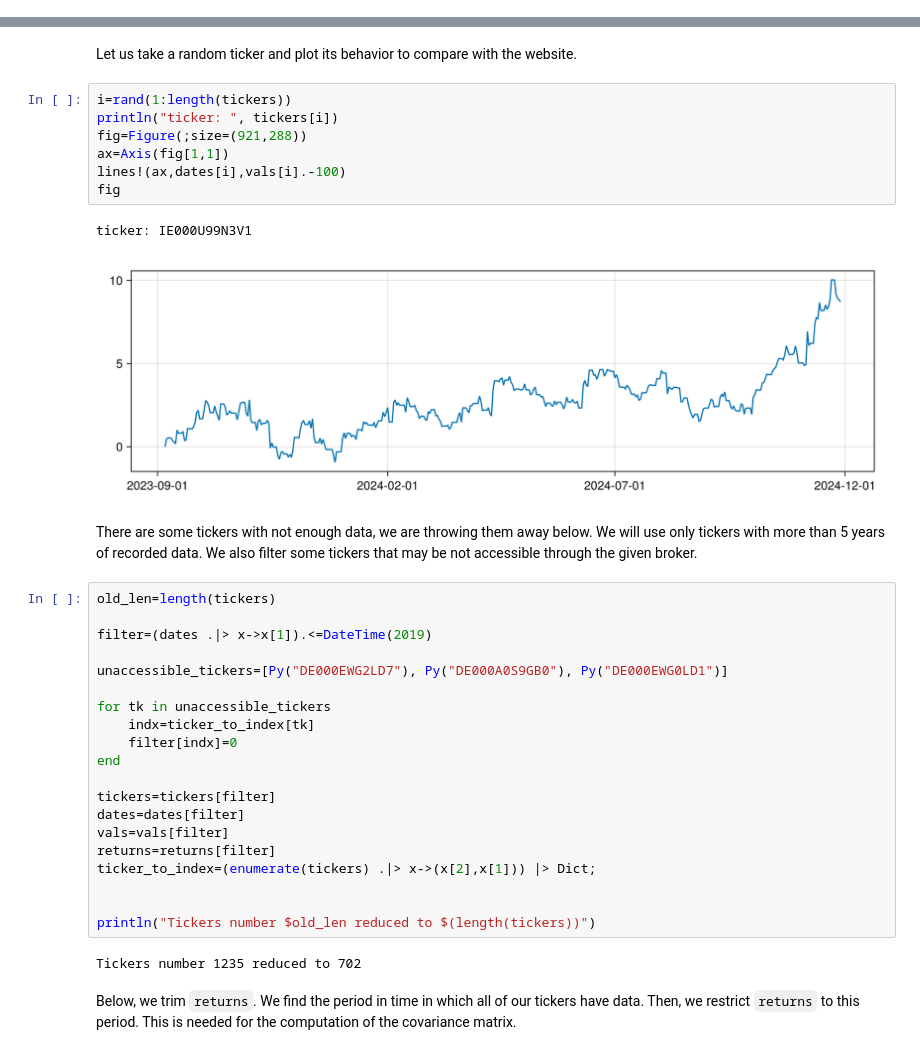
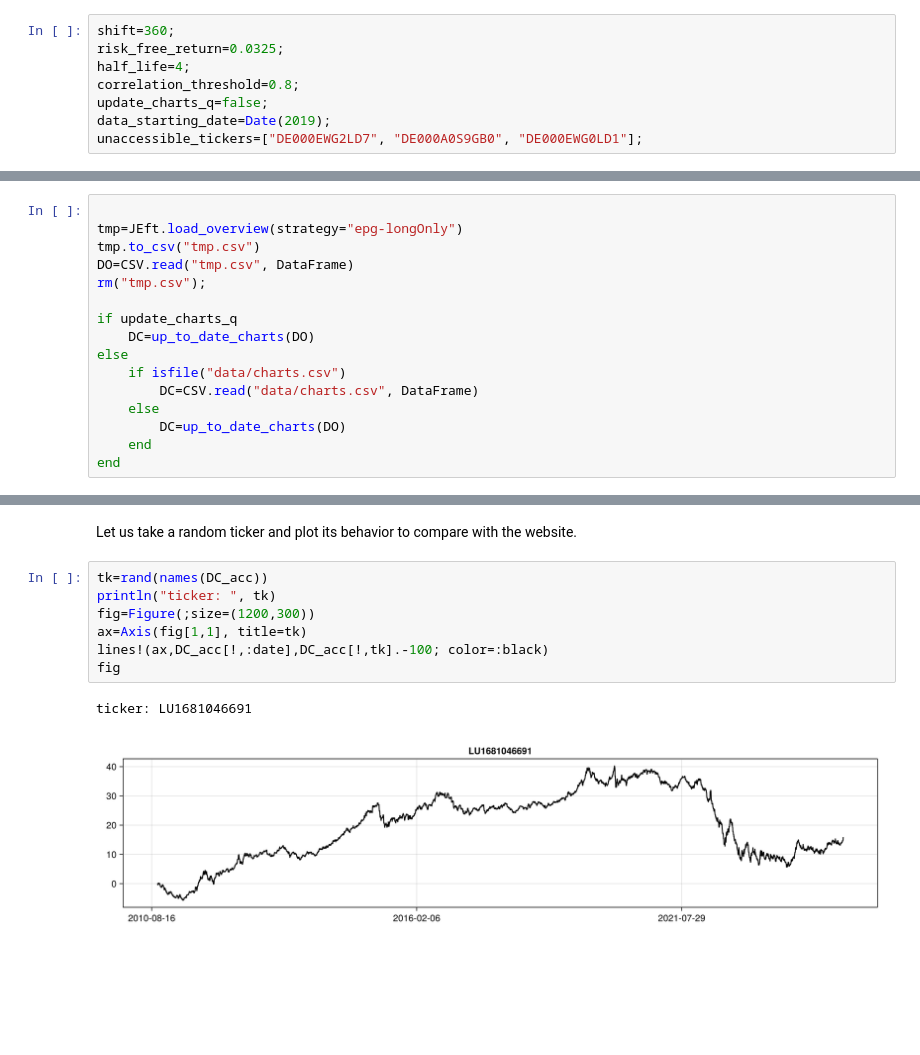
Before and after one commit to ebelnikola/portfolio, a Jupyter notebook: portfolio.ipynb, the cells around one changed output, grey strips where cells are left out. Drawn from its saved outputs; the diff is of its cells as text; blank space fills up the shorter version.

```diff
--- a/portfolio.ipynb
+++ b/portfolio.ipynb
@@ -172,0 +32,8 @@ ticker_to_index=(enumerate(tickers) .|> x->(x[2],x[1])) |> Dict;
+# %%
+shift=360;
+risk_free_return=0.0325;
+half_life=4;
+correlation_threshold=0.8;
+update_charts_q=false;
+data_starting_date=Date(2019);
+unaccessible_tickers=["DE000EWG2LD7", "DE000A0S9GB0", "DE000EWG0LD1"];
@@ -172,0 +44,16 @@ ticker_to_index=(enumerate(tickers) .|> x->(x[2],x[1])) |> Dict;
+# %%
+
+tmp=JEft.load_overview(strategy="epg-longOnly")
+tmp.to_csv("tmp.csv")
+DO=CSV.read("tmp.csv", DataFrame)
+rm("tmp.csv");
+
+if update_charts_q
+    DC=up_to_date_charts(DO)
+else
+    if isfile("data/charts.csv")
+        DC=CSV.read("data/charts.csv", DataFrame)
+    else
+        DC=up_to_date_charts(DO)
+    end
+end
@@ -173,38 +161,12 @@ ticker_to_index=(enumerate(tickers) .|> x->(x[2],x[1])) |> Dict;
 # %% [markdown]
 Let us take a random ticker and plot its behavior to compare with the website.
 # %%
-i=rand(1:length(tickers))
-println("ticker: ", tickers[i])
-fig=Figure(;size=(921,288))
-ax=Axis(fig[1,1])
-lines!(ax,dates[i],vals[i].-100)
+tk=rand(names(DC_acc))
+println("ticker: ", tk)
+fig=Figure(;size=(1200,300))
+ax=Axis(fig[1,1], title=tk)
+lines!(ax,DC_acc[!,:date],DC_acc[!,tk].-100; color=:black)
 fig
 # %% [output]
-ticker: IE000U99N3V1
+ticker: LU1681046691
-[figure, old version]
+[figure, new version]
-# %% [markdown]
-There are some tickers with not enough data, we are throwing them away below. We will use only tickers with more than 5 years of recorded data. We also filter some tickers that may be not accessible through the given broker.
-# %%
-old_len=length(tickers)
-
-filter=(dates .|> x->x[1]).<=DateTime(2019)
-
-unaccessible_tickers=[Py("DE000EWG2LD7"), Py("DE000A0S9GB0"), Py("DE000EWG0LD1")]
-
-for tk in unaccessible_tickers
-    indx=ticker_to_index[tk]
-    filter[indx]=0
-end
-
-tickers=tickers[filter]
-dates=dates[filter]
-vals=vals[filter]
-returns=returns[filter]
-ticker_to_index=(enumerate(tickers) .|> x->(x[2],x[1])) |> Dict;
-
-
-println("Tickers number $old_len reduced to $(length(tickers))")
-# %% [output]
-Tickers number 1235 reduced to 702
-# %% [markdown]
-Below, we trim `returns`. We find the period in time in which all of our tickers have data. Then, we restrict `returns` to this period. This is needed for the computation of the covariance matrix.
```
Also changed, not shown: parts of 43 cells of this notebook, 2 other files.
